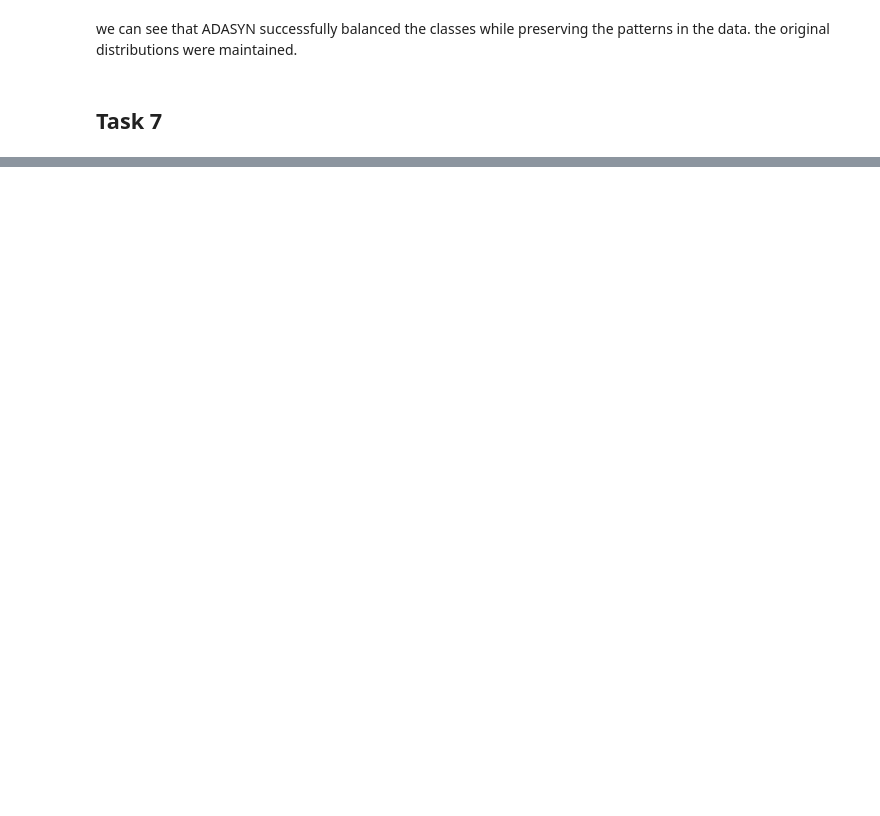
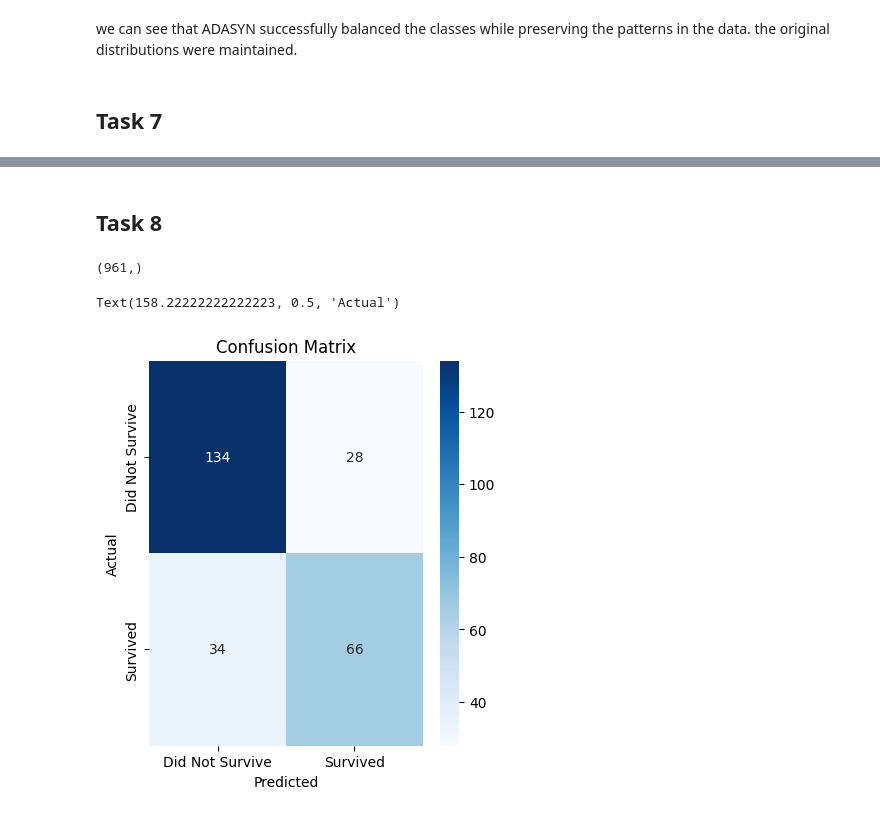
Before and after one commit to leaabj/ML-fundamentals-2025, a Jupyter notebook: assignment_1_lea_aboujaoude[_aboujaoude].ipynb, the cells around one changed output, grey strips where cells are left out. Saved outputs shown, nothing was run; the diff lists cells and outputs as text; code cells hidden in the pictures; blank space fills up the shorter version.

```diff
--- a/assignment_1_lea_aboujaoude[_aboujaoude].ipynb
+++ b/assignment_1_lea_aboujaoude[_aboujaoude].ipynb
@@ -342,7 +361,7 @@ plt.show()
 (consider removing outliers)
 # %%
 normalizer = MinMaxScaler()
-normalize_cols = ['pclass', 'sibsp', 'parch', 'ticket_group_size', 'ticket_group_id']
+normalize_cols = ['pclass', 'sibsp', 'parch', 'ticket_group_size']
 df[normalize_cols] = normalizer.fit_transform(df[normalize_cols])
 
 standardizer = StandardScaler()
@@ -460,0 +504,19 @@ we can see that ADASYN successfully balanced the classes while preserving the pa
+# %%
+rf = RandomForestClassifier(n_jobs=-1, random_state=42) # random forest is the base estimator
+
+boruta = BorutaPy(rf, n_estimators='auto', verbose=2, random_state=42)
+
+boruta.fit(X_train_balanced.values, y_train_balanced)
+
+selected_features = X_train_balanced.columns[boruta.support_]
+print("\nSelected features:")
+for feature in selected_features:
+    print(f"- {feature}")
+
+feature_ranks = pd.DataFrame({
+    'Feature': X_train_balanced.columns,
+    'Rank': boruta.ranking_,
+    'Important': boruta.support_
+})
+
+feature_ranks.sort_values('Rank')
@@ -460,0 +570,4 @@ we can see that ADASYN successfully balanced the classes while preserving the pa
+# %%
+selected_features = X_train_balanced.columns[boruta.support_]
+X_train_selected = X_train_balanced[selected_features]
+print(selected_features)
@@ -460,0 +584,27 @@ we can see that ADASYN successfully balanced the classes while preserving the pa
+# %% [markdown]
+## Task 8
+# %%
+X_train_selected.shape
+y_train_balanced.shape
+# %% [output]
+(961,)
+# %%
+lr_model = LogisticRegression(random_state=42)
+lr_model.fit(X_train_selected, y_train_balanced)
+
+y_pred = lr_model.predict(X_val[selected_features])
+y_pred_proba = lr_model.predict_proba(X_val[selected_features])
+# %%
+plt.figure(figsize=(15, 5))
+
+plt.subplot(131)
+cm = confusion_matrix(y_val, y_pred)
+sns.heatmap(cm, annot=True, fmt='d', cmap='Blues',
+            xticklabels=['Did Not Survive', 'Survived'],
+            yticklabels=['Did Not Survive', 'Survived'])
+plt.title('Confusion Matrix')
+plt.xlabel('Predicted')
+plt.ylabel('Actual')
+# %% [output]
+Text(158.22222222222223, 0.5, 'Actual')
+[figure, added]
```
Also changed, not shown: parts of 20 cells of this notebook.
